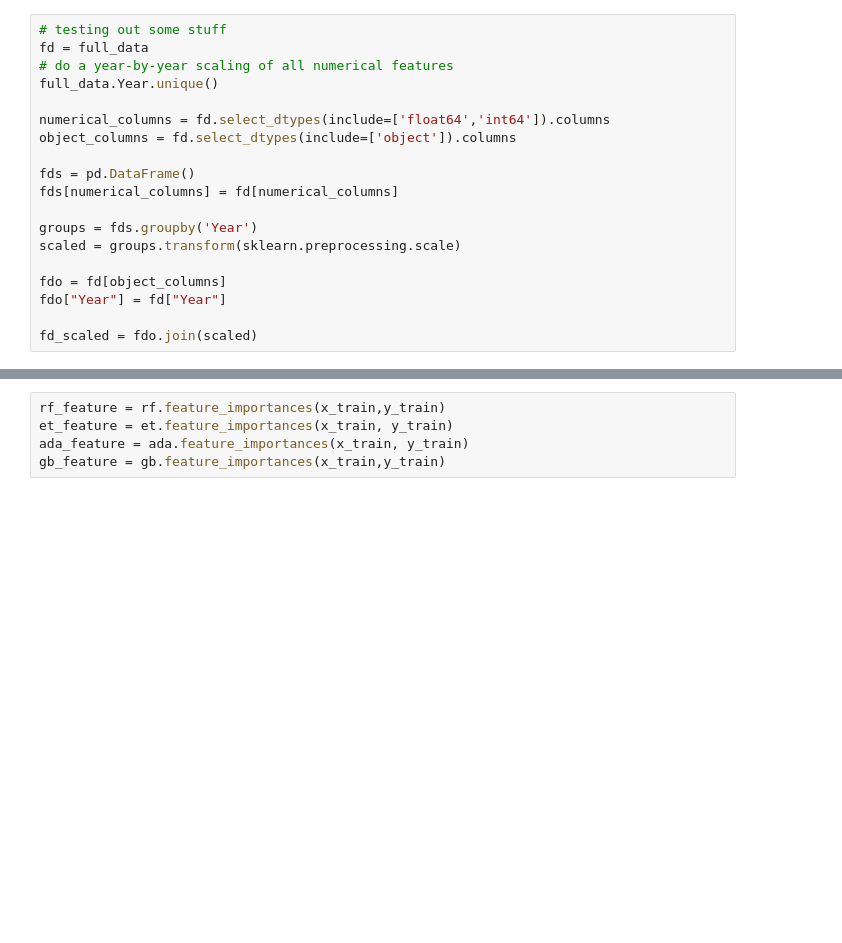
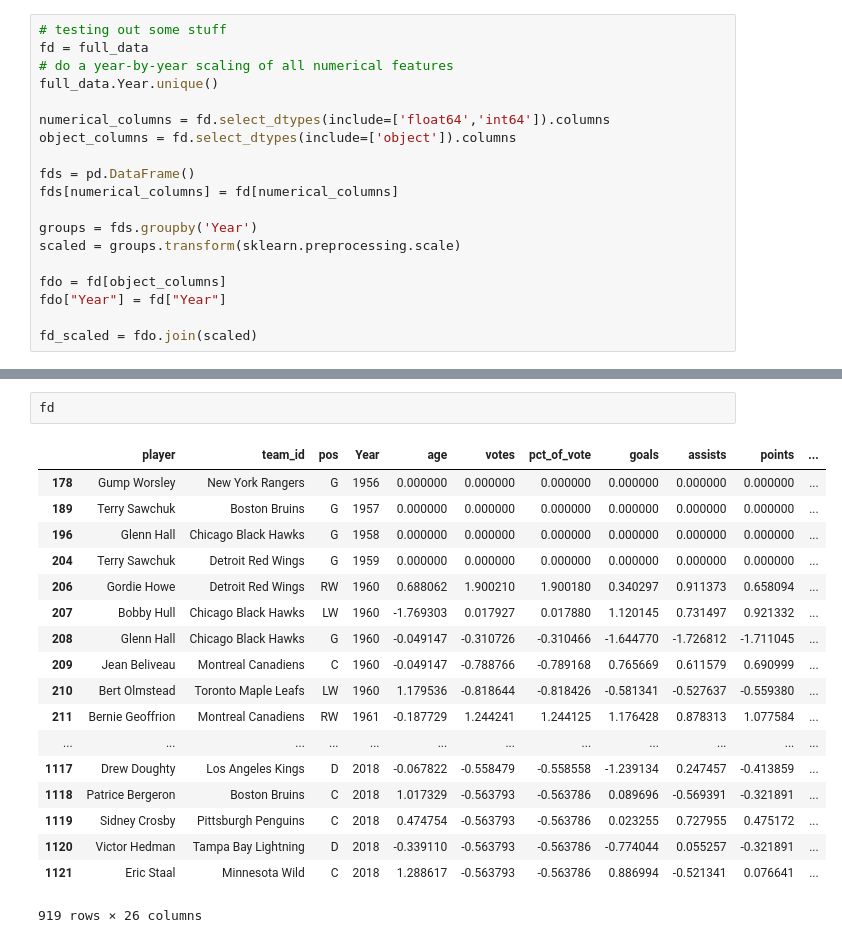
Before and after one commit to dbz10/NHL-Player-Awards, a Jupyter notebook: NHL MVP prediction.ipynb, the cells around one changed output, grey strips where cells are left out. Saved outputs shown, nothing was run; the diff lists cells and outputs as text; blank space fills up the shorter version.

```diff
--- a/NHL MVP prediction.ipynb
+++ b/NHL MVP prediction.ipynb
@@ -524,5 +394,21 @@ KeyError: "None of [Int64Index([138, 139, 140, 141, 142, 143, 144, 145, 146, 147
-# %%
-rf_feature = rf.feature_importances(x_train,y_train)
-et_feature = et.feature_importances(x_train, y_train)
-ada_feature = ada.feature_importances(x_train, y_train)
-gb_feature = gb.feature_importances(x_train,y_train)
+# %%
+fd
+# %% [output]
+|  | player | team_id | pos | Year | age | votes | pct_of_vote | goals | assists | points | ... |
+| 178 | Gump Worsley | New York Rangers | G | 1956 | 0.000000 | 0.000000 | 0.000000 | 0.000000 | 0.000000 | 0.000000 | ... |
+| 189 | Terry Sawchuk | Boston Bruins | G | 1957 | 0.000000 | 0.000000 | 0.000000 | 0.000000 | 0.000000 | 0.000000 | ... |
+| 196 | Glenn Hall | Chicago Black Hawks | G | 1958 | 0.000000 | 0.000000 | 0.000000 | 0.000000 | 0.000000 | 0.000000 | ... |
+| 204 | Terry Sawchuk | Detroit Red Wings | G | 1959 | 0.000000 | 0.000000 | 0.000000 | 0.000000 | 0.000000 | 0.000000 | ... |
+| 206 | Gordie Howe | Detroit Red Wings | RW | 1960 | 0.688062 | 1.900210 | 1.900180 | 0.340297 | 0.911373 | 0.658094 | ... |
+| 207 | Bobby Hull | Chicago Black Hawks | LW | 1960 | -1.769303 | 0.017927 | 0.017880 | 1.120145 | 0.731497 | 0.921332 | ... |
+| 208 | Glenn Hall | Chicago Black Hawks | G | 1960 | -0.049147 | -0.310726 | -0.310466 | -1.644770 | -1.726812 | -1.711045 | ... |
+| 209 | Jean Beliveau | Montreal Canadiens | C | 1960 | -0.049147 | -0.788766 | -0.789168 | 0.765669 | 0.611579 | 0.690999 | ... |
+| 210 | Bert Olmstead | Toronto Maple Leafs | LW | 1960 | 1.179536 | -0.818644 | -0.818426 | -0.581341 | -0.527637 | -0.559380 | ... |
+| 211 | Bernie Geoffrion | Montreal Canadiens | RW | 1961 | -0.187729 | 1.244241 | 1.244125 | 1.176428 | 0.878313 | 1.077584 | ... |
+| ... | ... | ... | ... | ... | ... | ... | ... | ... | ... | ... | ... |
+| 1117 | Drew Doughty | Los Angeles Kings | D | 2018 | -0.067822 | -0.558479 | -0.558558 | -1.239134 | 0.247457 | -0.413859 | ... |
+| 1118 | Patrice Bergeron | Boston Bruins | C | 2018 | 1.017329 | -0.563793 | -0.563786 | 0.089696 | -0.569391 | -0.321891 | ... |
+| 1119 | Sidney Crosby | Pittsburgh Penguins | C | 2018 | 0.474754 | -0.563793 | -0.563786 | 0.023255 | 0.727955 | 0.475172 | ... |
+| 1120 | Victor Hedman | Tampa Bay Lightning | D | 2018 | -0.339110 | -0.563793 | -0.563786 | -0.774044 | 0.055257 | -0.321891 | ... |
+| 1121 | Eric Staal | Minnesota Wild | C | 2018 | 1.288617 | -0.563793 | -0.563786 | 0.886994 | -0.521341 | 0.076641 | ... |
+919 rows × 26 columns
```
Also changed, not shown: parts of 16 cells of this notebook.
